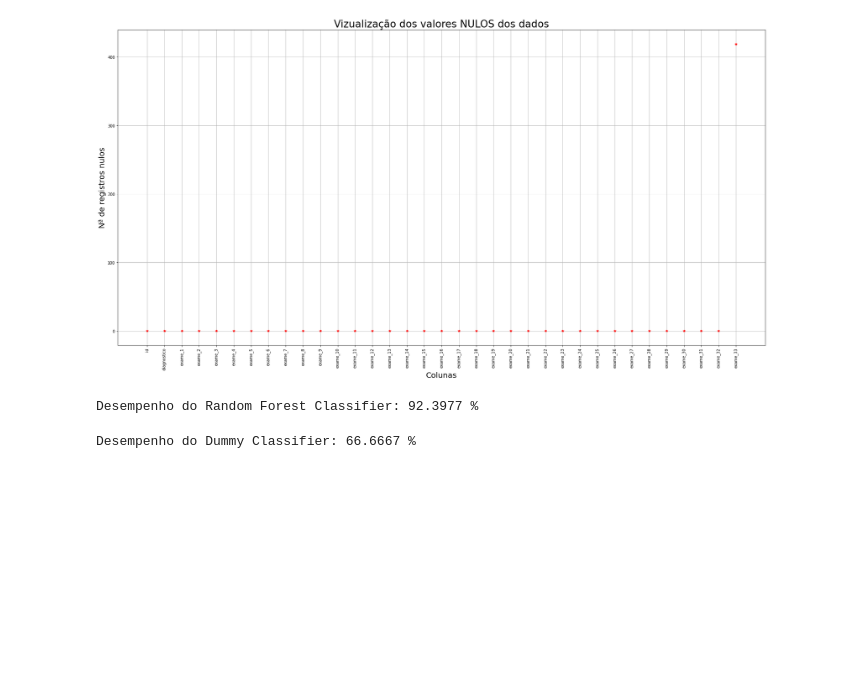
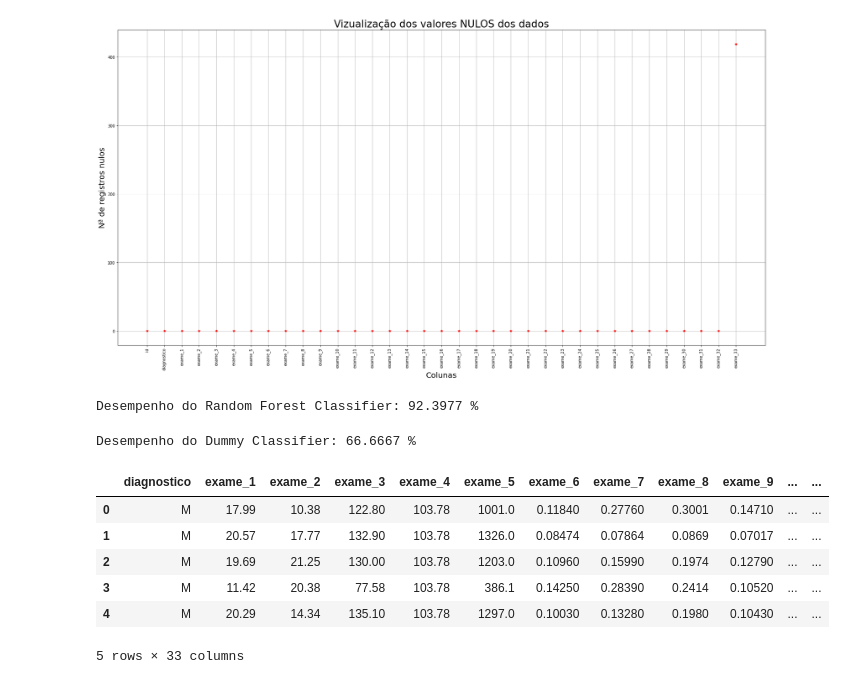
Before and after one commit to Guilherme-iram/MachineLearning, a Jupyter notebook: Preprocessamento/ReducaoDimensionalidade/data_process.ipynb, the cells around one changed output. Cells and saved outputs as stored; diff of their text form; code cells hidden in the pictures; blank space fills up the shorter version.

```diff
--- a/Preprocessamento/ReducaoDimensionalidade/data_process.ipynb
+++ b/Preprocessamento/ReducaoDimensionalidade/data_process.ipynb
@@ -57,3 +57,14 @@ score = dummy_classificador.score(teste_x,teste_y)
 print(f"Desempenho do Dummy Classifier: {score* 100:.4f} %")
 # %% [output]
 Desempenho do Dummy Classifier: 66.6667 %
+# %%
+dados_plot = pd.concat([diagnostico, valores_exames],axis = 1)
+dados_plot.head()
+# %% [output]
+|  | diagnostico | exame_1 | exame_2 | exame_3 | exame_4 | exame_5 | exame_6 | exame_7 | exame_8 | exame_9 | ... | ... |
+| 0 | M | 17.99 | 10.38 | 122.80 | 103.78 | 1001.0 | 0.11840 | 0.27760 | 0.3001 | 0.14710 | ... | ... |
+| 1 | M | 20.57 | 17.77 | 132.90 | 103.78 | 1326.0 | 0.08474 | 0.07864 | 0.0869 | 0.07017 | ... | ... |
+| 2 | M | 19.69 | 21.25 | 130.00 | 103.78 | 1203.0 | 0.10960 | 0.15990 | 0.1974 | 0.12790 | ... | ... |
+| 3 | M | 11.42 | 20.38 | 77.58 | 103.78 | 386.1 | 0.14250 | 0.28390 | 0.2414 | 0.10520 | ... | ... |
+| 4 | M | 20.29 | 14.34 | 135.10 | 103.78 | 1297.0 | 0.10030 | 0.13280 | 0.1980 | 0.10430 | ... | ... |
+5 rows × 33 columns
```
Also changed, not shown: parts of 13 cells of this notebook, 2 other files.
